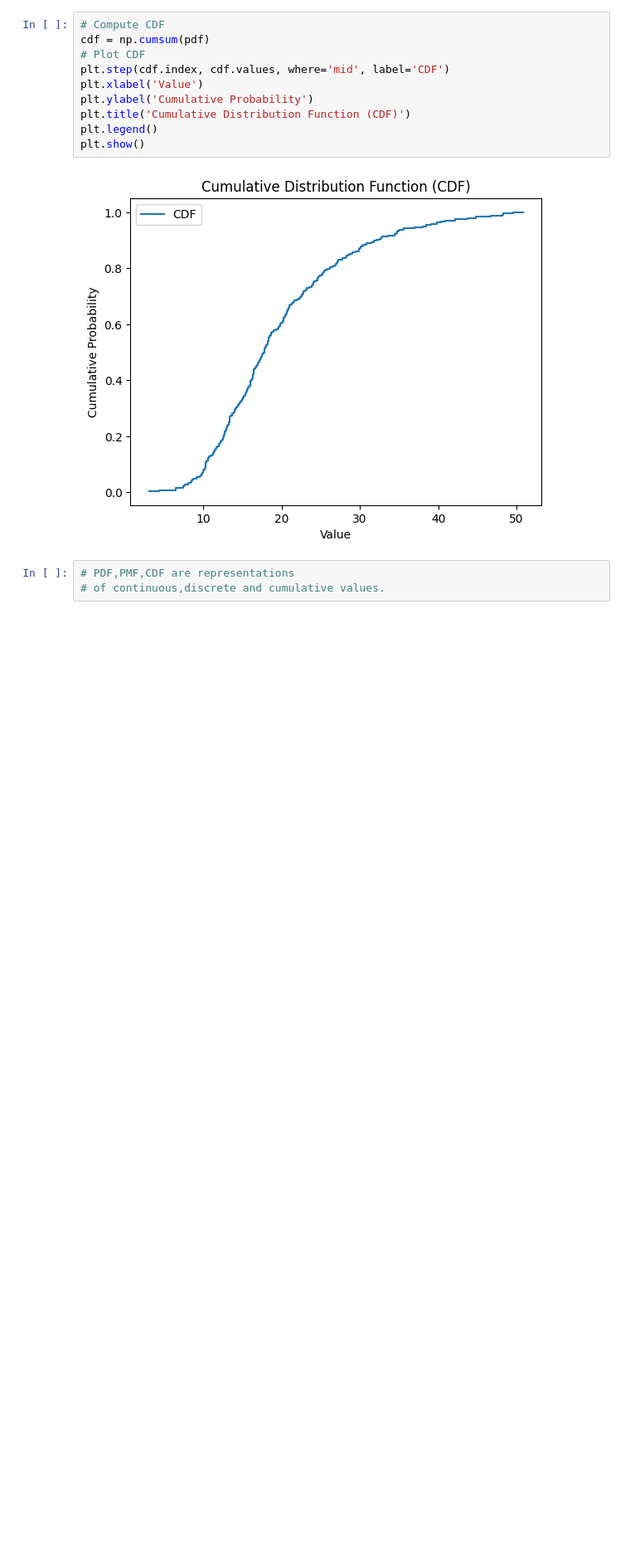
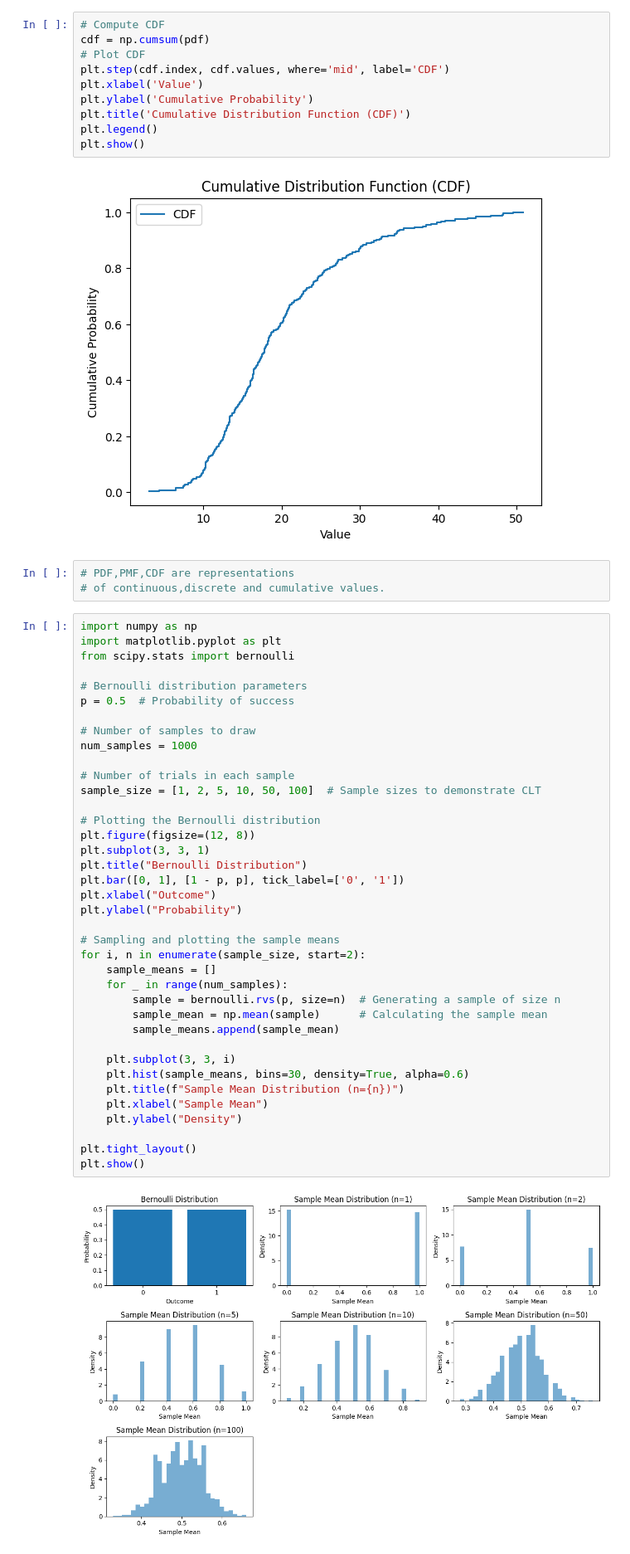
Before and after one commit to MacWorldPro/Module_34, a Jupyter notebook: PDF,CDF,PMF.ipynb, the cells around one changed output. Shown at 83% size. Saved outputs shown, nothing was run; the diff lists cells and outputs as text; blank space fills up the shorter version.

```diff
--- a/PDF,CDF,PMF.ipynb
+++ b/PDF,CDF,PMF.ipynb
@@ -74,3 +98,43 @@ plt.show()
 # %%
 # PDF,PMF,CDF are representations
 # of continuous,discrete and cumulative values.
+# %%
+import numpy as np
+import matplotlib.pyplot as plt
+from scipy.stats import bernoulli
+
+# Bernoulli distribution parameters
+p = 0.5  # Probability of success
+
+# Number of samples to draw
+num_samples = 1000
+
+# Number of trials in each sample
+sample_size = [1, 2, 5, 10, 50, 100]  # Sample sizes to demonstrate CLT
+
+# Plotting the Bernoulli distribution
+plt.figure(figsize=(12, 8))
+plt.subplot(3, 3, 1)
+plt.title("Bernoulli Distribution")
+plt.bar([0, 1], [1 - p, p], tick_label=['0', '1'])
+plt.xlabel("Outcome")
+plt.ylabel("Probability")
+
+# Sampling and plotting the sample means
+for i, n in enumerate(sample_size, start=2):
+    sample_means = []
+    for _ in range(num_samples):
+        sample = bernoulli.rvs(p, size=n)  # Generating a sample of size n
+        sample_mean = np.mean(sample)      # Calculating the sample mean
+        sample_means.append(sample_mean)
+
+    plt.subplot(3, 3, i)
+    plt.hist(sample_means, bins=30, density=True, alpha=0.6)
+    plt.title(f"Sample Mean Distribution (n={n})")
+    plt.xlabel("Sample Mean")
+    plt.ylabel("Density")
+
+plt.tight_layout()
+plt.show()
+# %% [output]
+[figure, added]
```
Also changed, not shown: parts of 2 cells of this notebook.
